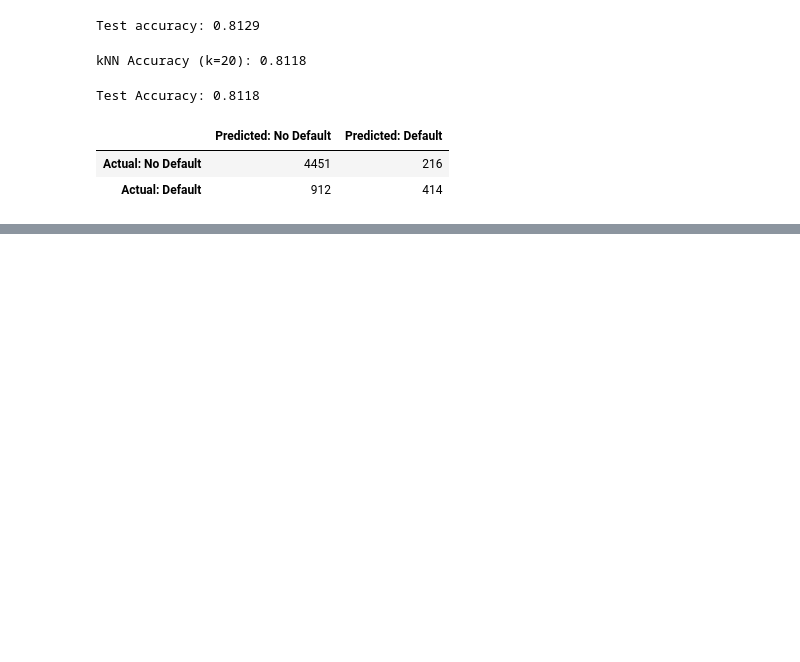
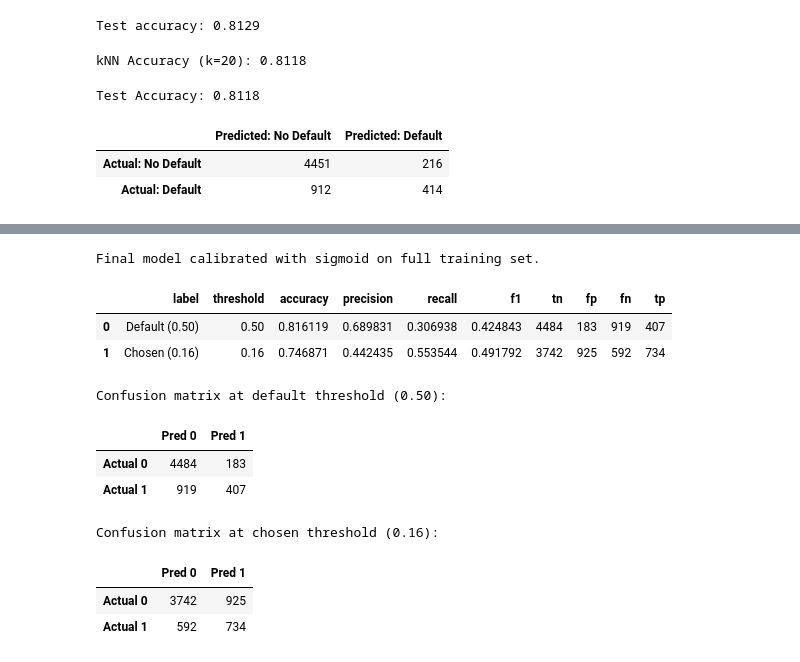
Before and after one commit to ZainMI/PAIML, a Jupyter notebook: labs/lab1/lab1.ipynb, the cells around one changed output, grey strips where cells are left out. Cells and saved outputs as stored; diff of their text form; code cells hidden in the pictures; blank space fills up the shorter version.

```diff
--- a/labs/lab1/lab1.ipynb
+++ b/labs/lab1/lab1.ipynb
@@ -193,0 +422,18 @@ pd.DataFrame(
+# %%
+import numpy as np
+from sklearn.calibration import CalibratedClassifierCV
+from sklearn.base import clone
+
+def has_predict_proba(estimator):
+    return hasattr(estimator, "predict_proba")
+
+core_fitted = clone(core_model)
+core_fitted.fit(X_tr, y_tr)
+
+calibrated_model = CalibratedClassifierCV(
+    estimator=core_fitted,
+    method="sigmoid",
+    cv=3
+)
+calibrated_model.fit(X_tr, y_tr)
+print("CalibratedClassifierCV(method='sigmoid') applied (Platt scaling).")
@@ -193,0 +473,60 @@ pd.DataFrame(
+# %%
+from sklearn.metrics import accuracy_score, precision_score, recall_score, f1_score, classification_report
+
+def metrics_and_cm(y_true, p_pos, thr, label=""):
+    y_hat = (p_pos >= thr).astype(int)
+    tn, fp, fn, tp = confusion_matrix(y_true, y_hat).ravel()
+
+    out = {
+        "label": label,
+        "threshold": thr,
+        "accuracy": accuracy_score(y_true, y_hat),
+        "precision": precision_score(y_true, y_hat, zero_division=0),
+        "recall": recall_score(y_true, y_hat, zero_division=0),
+        "f1": f1_score(y_true, y_hat, zero_division=0),
+        "tn": tn, "fp": fp, "fn": fn, "tp": tp
+    }
+    return out, confusion_matrix(y_true, y_hat), y_hat
+
+final_core = clone(core_model).fit(X_train, y_train)
+
+if hasattr(final_core, "predict_proba"):
+    final_model = final_core
+    final_note = "Final model supports predict_proba (no calibration)."
+else:
+    final_model = CalibratedClassifierCV(
+        estimator=final_core,
+        method="sigmoid",
+        cv=3
+    )
+    final_model.fit(X_train, y_train)
+    final_note = "Final model calibrated with sigmoid on full training set."
+
+print(final_note)
+
+p_test = proba_positive(final_model, X_test)
+
+default_stats, default_cm, _ = metrics_and_cm(y_test, p_test, 0.50, label="Default (0.50)")
+chosen_stats, chosen_cm, _ = metrics_and_cm(y_test, p_test, best_thr, label=f"Chosen ({best_thr:.2f})")
+
+report_df = pd.DataFrame([default_stats, chosen_stats])
+display(report_df[["label","threshold","accuracy","precision","recall","f1","tn","fp","fn","tp"]])
+
+print("\nConfusion matrix at default threshold (0.50):")
+display(pd.DataFrame(default_cm, index=["Actual 0","Actual 1"], columns=["Pred 0","Pred 1"]))
+
+print(f"\nConfusion matrix at chosen threshold ({best_thr:.2f}):")
+display(pd.DataFrame(chosen_cm, index=["Actual 0","Actual 1"], columns=["Pred 0","Pred 1"]))
+# %% [output]
+Final model calibrated with sigmoid on full training set.
+|  | label | threshold | accuracy | precision | recall | f1 | tn | fp | fn | tp |
+| 0 | Default (0.50) | 0.50 | 0.816119 | 0.689831 | 0.306938 | 0.424843 | 4484 | 183 | 919 | 407 |
+| 1 | Chosen (0.16) | 0.16 | 0.746871 | 0.442435 | 0.553544 | 0.491792 | 3742 | 925 | 592 | 734 |
+Confusion matrix at default threshold (0.50):
+|  | Pred 0 | Pred 1 |
+| Actual 0 | 4484 | 183 |
+| Actual 1 | 919 | 407 |
+Confusion matrix at chosen threshold (0.16):
+|  | Pred 0 | Pred 1 |
+| Actual 0 | 3742 | 925 |
+| Actual 1 | 592 | 734 |
```
Also changed, not shown: parts of 12 cells of this notebook.
